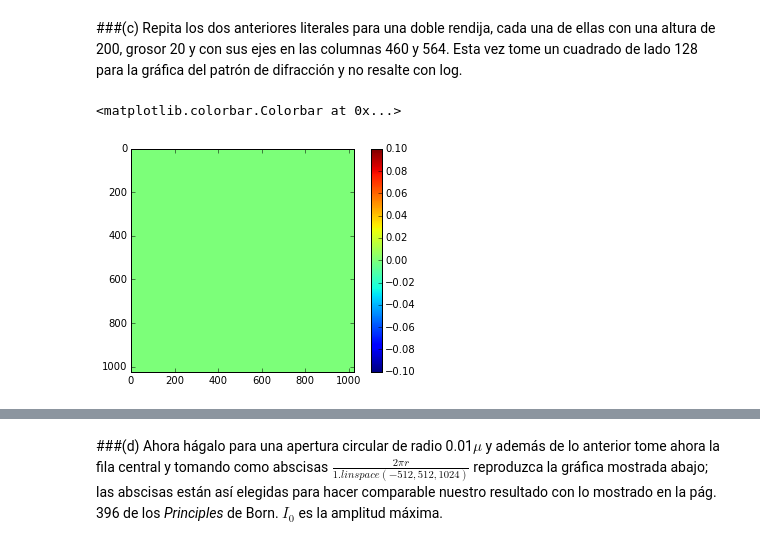
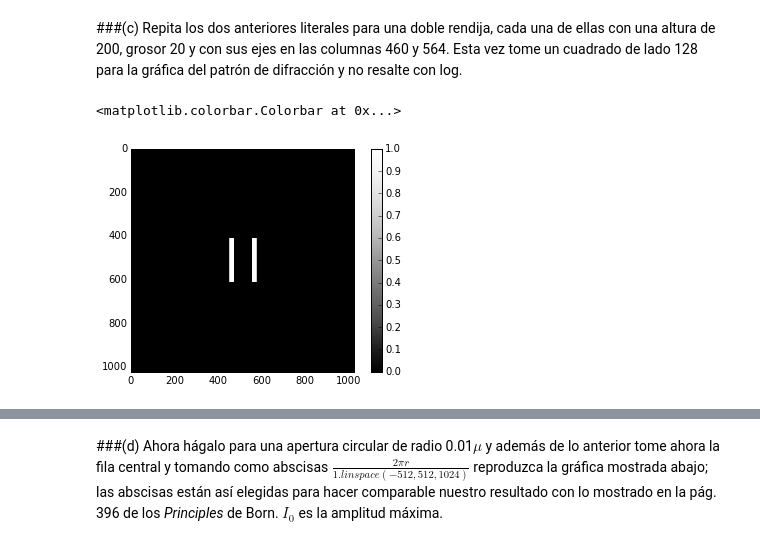
Before and after one commit to ArturoVelasquez/MC-1, a Jupyter notebook: Tareas/HW4/HW4.ipynb, the cells around one changed output, grey strips where cells are left out. Saved outputs shown, nothing was run; the diff lists cells and outputs as text; code cells hidden in the pictures.

```diff
--- a/Tareas/HW4/HW4.ipynb
+++ b/Tareas/HW4/HW4.ipynb
@@ -59,10 +66,15 @@ plt.colorbar()
 #Creo array cuadrado de 1024*1024 (inicialmente lleno de 0s)
 dobleRendija = np.zeros(1024**2)
 dobleRendija = np.resize(dobleRendija,(1024,1024))
+# %%
+#Lleno en la mitad de la placa lo equivalente a una donle rendija de con altura 200 y grosor 20,
+#cuyos ejes están en las columnas 460 y 564
+dobleRendija[(1024-200)/2:(1024+200)/2,460-10:460+10] = 1
+dobleRendija[(1024-200)/2:(1024+200)/2,564-10:564+10] = 1
 # %%
-#Se comprueba que la placa donde estará la doble rendija esté llena de zeros
-plt.imshow(dobleRendija)
+#Compruebo que se haya creado la doble rendija
+plt.imshow(dobleRendija,cmap="Greys_r")
 plt.colorbar()
 # %% [output]
 <matplotlib.colorbar.Colorbar at 0x...>
-[figure, old version]
+[figure, new version]
```
Also changed, not shown: parts of 52 cells of this notebook.
